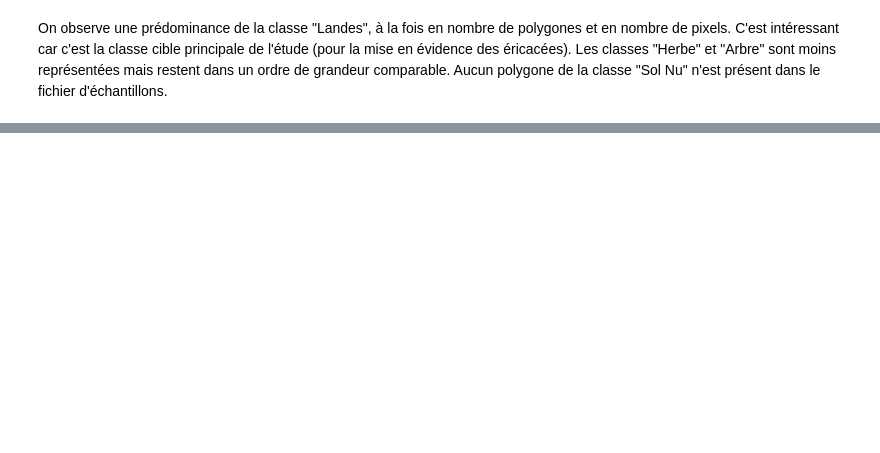
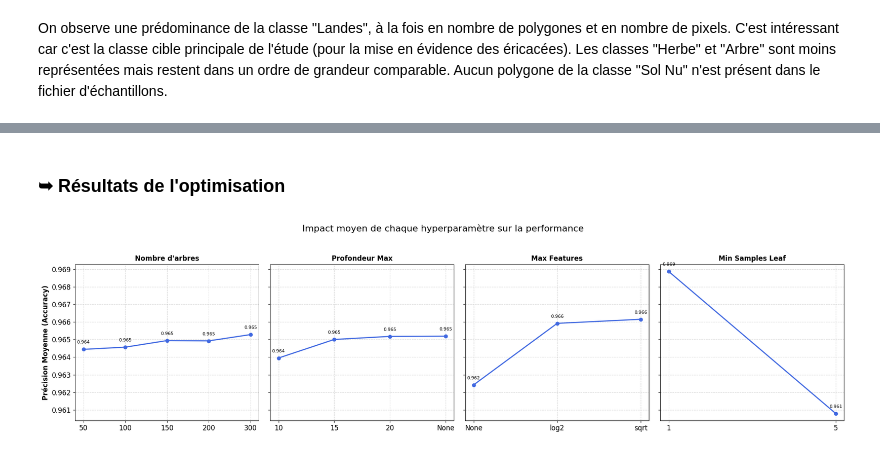
Before and after one commit to maximebrs/projet_telea_IBRES, a Jupyter notebook: projet_telea_IBRES_Maxime.ipynb, the cells around one changed output, grey strips where cells are left out. Cells and saved outputs as stored; diff of their text form; code cells hidden in the pictures; blank space fills up the shorter version.

```diff
--- a/projet_telea_IBRES_Maxime.ipynb
+++ b/projet_telea_IBRES_Maxime.ipynb
@@ -189,0 +468,2 @@ out_nari_filename = os.path.join(result_path, 'ARI_serie_temp.tif')
+# %%
+cv = StratifiedKFold(n_splits=5, shuffle=True, random_state=42)
@@ -189,0 +472,16 @@ out_nari_filename = os.path.join(result_path, 'ARI_serie_temp.tif')
+# %%
+print("Lancement de l'optimisation (GridSearchCV)...")
+
+grid = GridSearchCV(
+    estimator=rf,
+    param_grid=param_grid,
+    cv=cv,
+    scoring="accuracy",
+    n_jobs=-1,
+    verbose=2
+)
+
+# Entraînement avec recherche des meilleurs hyperparamètres (Sur le TRAIN seulement)
+grid.fit(X_train, y_train)
+
+print(f"Optimisation terminée.")
@@ -189,0 +507,47 @@ out_nari_filename = os.path.join(result_path, 'ARI_serie_temp.tif')
+# %% [markdown]
+### ➥ Résultats de l'optimisation
+# %%
+# Préparation des données
+df_results = pd.DataFrame(grid.cv_results_)
+
+# Liste des paramètres à analyser
+params_list = ['param_n_estimators', 'param_max_depth', 'param_max_features', 'param_min_samples_leaf']
+titles = ["Nombre d'arbres", "Profondeur Max", "Max Features", "Min Samples Leaf"]
+
+# Création de la figure (1 ligne, 4 colonnes)
+fig, axes = plt.subplots(1, 4, figsize=(20, 5), sharey=True)
+
+for i, param in enumerate(params_list):
+    ax = axes[i]
+    temp_col = df_results[param].fillna('None')
+
+    # Regroupement par valeur du paramètre et prend la moyenne du score
+    grouped = df_results.groupby(temp_col)['mean_test_score'].mean()
+
+    # Si les index sont numériques, trie
+    try:
+        grouped = grouped.sort_index()
+    except:
+        pass
+
+    # Tracé de la courbe
+    # x = les valeurs du paramètre (index), y = le score moyen
+    x_vals = [str(x) for x in grouped.index] # On convertit en string pour l'axe X
+    y_vals = grouped.values
+
+    ax.plot(x_vals, y_vals, marker='o', linewidth=2, linestyle='-', color='royalblue')
+
+    # Mise en forme
+    ax.set_title(titles[i], fontsize=12, fontweight='bold')
+    ax.grid(True, linestyle='--', alpha=0.5)
+
+    # Ajout de la valeur du score au dessus des points pour être précis
+    for x, y in zip(x_vals, y_vals):
+        ax.annotate(f'{y:.3f}', (x, y), textcoords="offset points", xytext=(0,10), ha='center', fontsize=8)
+
+axes[0].set_ylabel("Précision Moyenne (Accuracy)")
+plt.suptitle("Impact moyen de chaque hyperparamètre sur la performance", fontsize=16, y=1.05)
+plt.tight_layout()
+plt.show()
+# %% [output]
+[figure, added]
```
Also changed, not shown: parts of 63 cells of this notebook, 2 other files.
